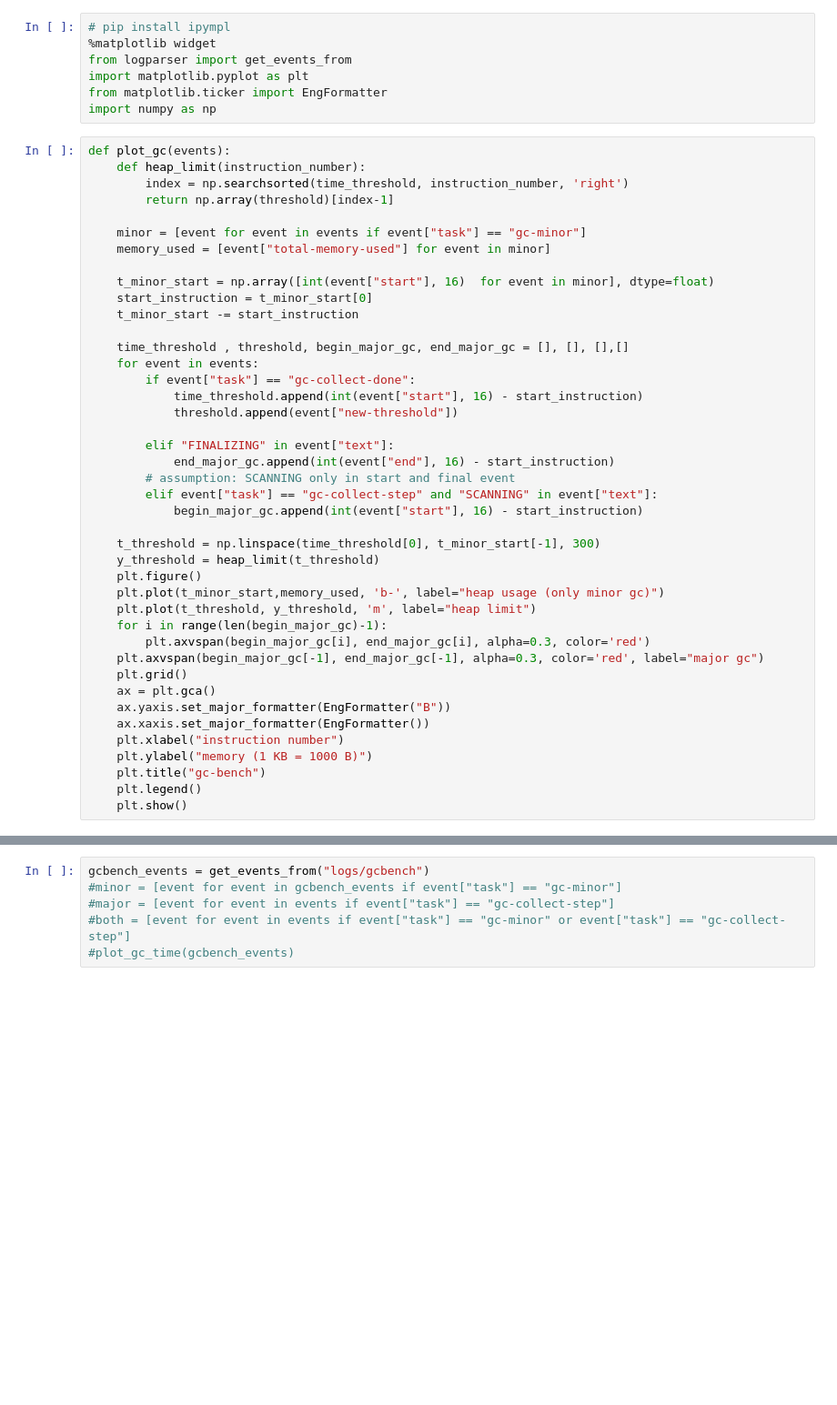
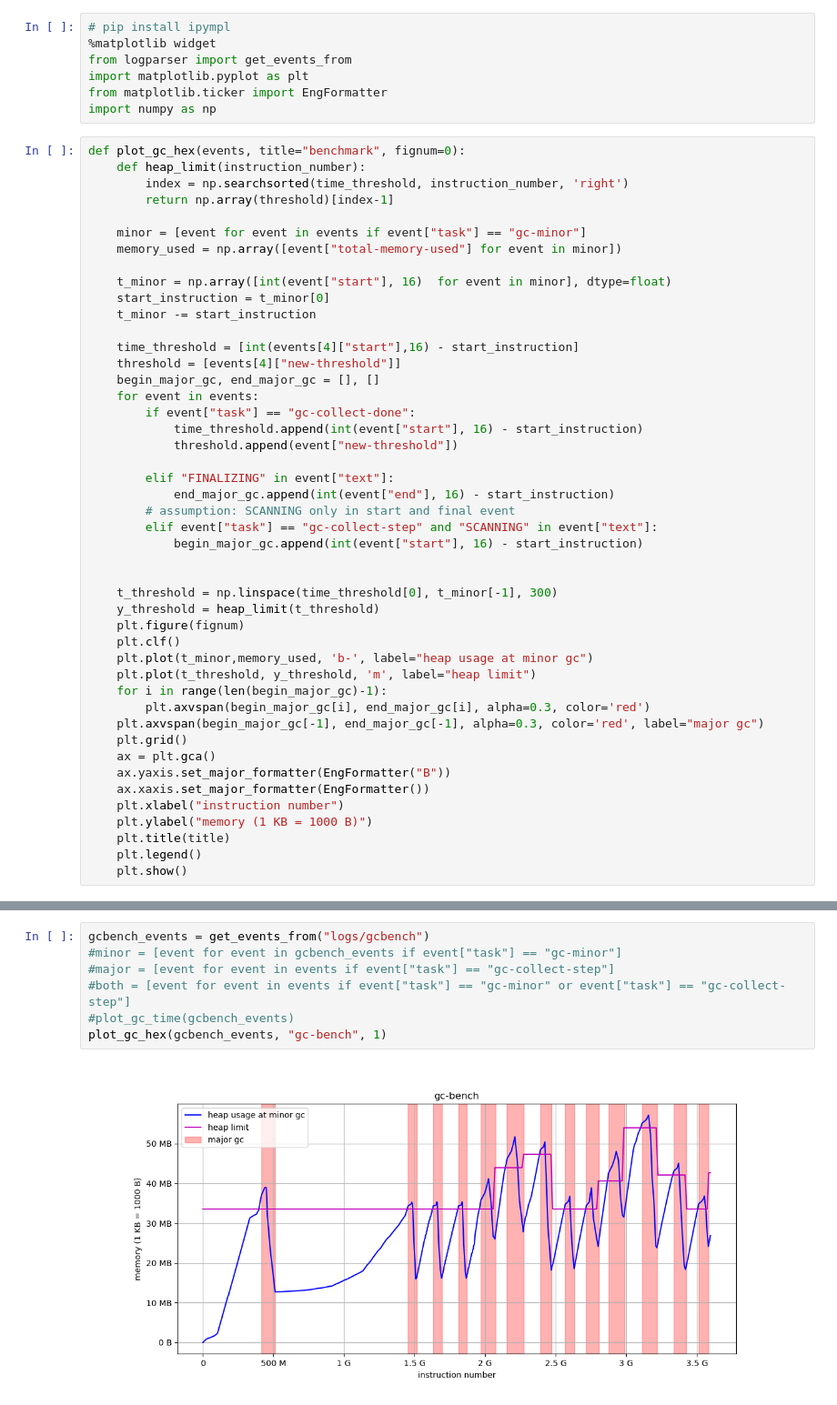
Before and after one commit to enisik/Bachelorarbeit-Skripte, a Jupyter notebook: plots.ipynb, the cells around one changed output, grey strips where cells are left out. Shown at 91% size. Cells and saved outputs as stored; diff of their text form; blank space fills up the shorter version.

Commit message:
plots refactored and added major gc to plot_gc

```diff
--- a/plots.ipynb
+++ b/plots.ipynb
@@ -6,19 +6,21 @@ import matplotlib.pyplot as plt
 from matplotlib.ticker import EngFormatter
 import numpy as np
 # %%
-def plot_gc(events):
+def plot_gc_hex(events, title="benchmark", fignum=0):
     def heap_limit(instruction_number):
         index = np.searchsorted(time_threshold, instruction_number, 'right')
         return np.array(threshold)[index-1]
 
     minor = [event for event in events if event["task"] == "gc-minor"]
-    memory_used = [event["total-memory-used"] for event in minor]
+    memory_used = np.array([event["total-memory-used"] for event in minor])
 
-    t_minor_start = np.array([int(event["start"], 16)  for event in minor], dtype=float)
-    start_instruction = t_minor_start[0]
-    t_minor_start -= start_instruction
+    t_minor = np.array([int(event["start"], 16)  for event in minor], dtype=float)
+    start_instruction = t_minor[0]
+    t_minor -= start_instruction
 
-    time_threshold , threshold, begin_major_gc, end_major_gc = [], [], [],[]
+    time_threshold = [int(events[4]["start"],16) - start_instruction]
+    threshold = [events[4]["new-threshold"]]
+    begin_major_gc, end_major_gc = [], []
     for event in events:
         if event["task"] == "gc-collect-done":
             time_threshold.append(int(event["start"], 16) - start_instruction)
@@ -30,10 +32,12 @@ def plot_gc(events):
         elif event["task"] == "gc-collect-step" and "SCANNING" in event["text"]:
             begin_major_gc.append(int(event["start"], 16) - start_instruction)
 
-    t_threshold = np.linspace(time_threshold[0], t_minor_start[-1], 300)
+
+    t_threshold = np.linspace(time_threshold[0], t_minor[-1], 300)
     y_threshold = heap_limit(t_threshold)
-    plt.figure()
-    plt.plot(t_minor_start,memory_used, 'b-', label="heap usage (only minor gc)")
+    plt.figure(fignum)
+    plt.clf()
+    plt.plot(t_minor,memory_used, 'b-', label="heap usage at minor gc")
     plt.plot(t_threshold, y_threshold, 'm', label="heap limit")
     for i in range(len(begin_major_gc)-1):
         plt.axvspan(begin_major_gc[i], end_major_gc[i], alpha=0.3, color='red')
@@ -44,6 +48,6 @@ def plot_gc(events):
     ax.xaxis.set_major_formatter(EngFormatter())
     plt.xlabel("instruction number")
     plt.ylabel("memory (1 KB = 1000 B)")
-    plt.title("gc-bench")
+    plt.title(title)
     plt.legend()
     plt.show()
@@ -64,6 +95,9 @@ def plot_gc_time(events):
 # %%
 gcbench_events = get_events_from("logs/gcbench")
 #minor = [event for event in gcbench_events if event["task"] == "gc-minor"]
 #major = [event for event in events if event["task"] == "gc-collect-step"]
 #both = [event for event in events if event["task"] == "gc-minor" or event["task"] == "gc-collect-step"]
 #plot_gc_time(gcbench_events)
+plot_gc_hex(gcbench_events, "gc-bench", 1)
+# %% [output]
+[figure, added]
```
Also changed, not shown: parts of 4 cells of this notebook.
